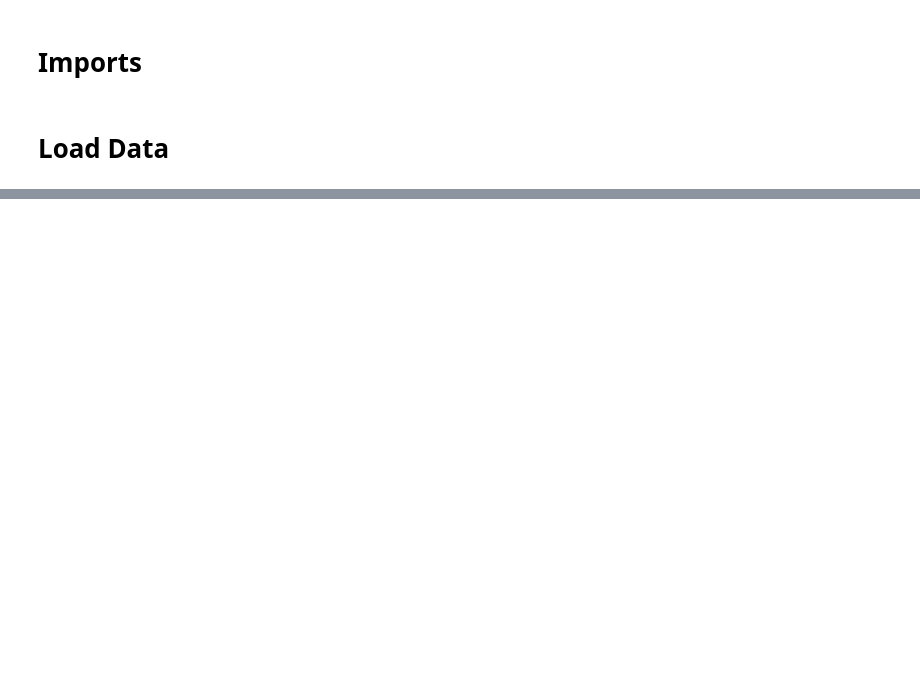
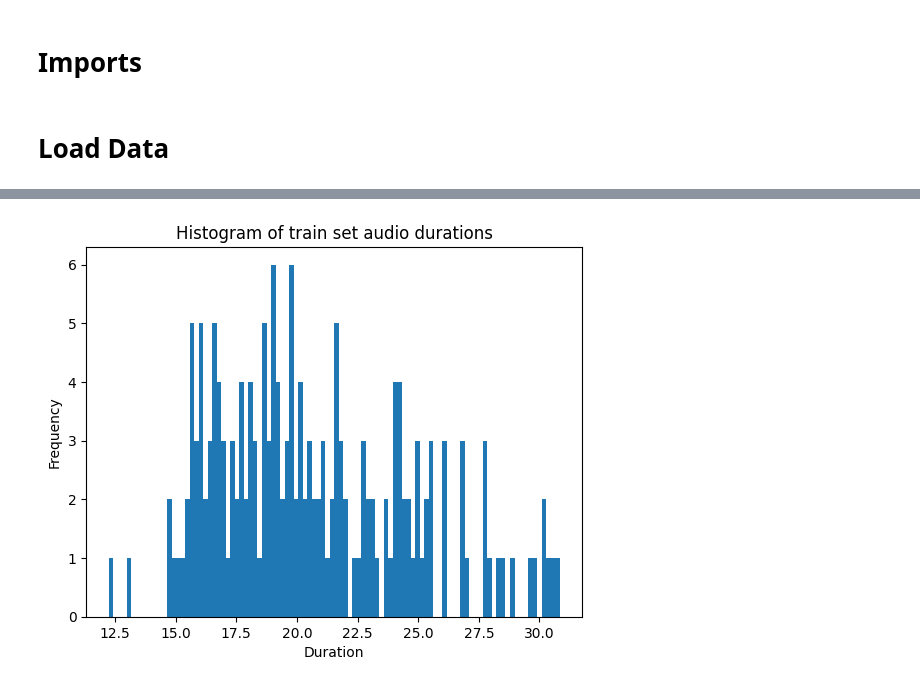
Before and after one commit to MedAymenF/Google-WAXAL-ASR-Challenge, a Jupyter notebook: data_prep.ipynb, the cells around one changed output, grey strips where cells are left out. Cells and saved outputs as stored; diff of their text form; code cells hidden in the pictures; blank space fills up the shorter version.

```diff
--- a/data_prep.ipynb
+++ b/data_prep.ipynb
@@ -95,0 +122,3 @@ train = train.filter(lambda x: x['audio'].metadata.duration_seconds_from_header
+# %%
+sna_bench_train = load_dataset("asr-africa/ASRAfricaDataEfficiencyBenchmark", "Shona", split="train")
+sna_bench_test = load_dataset("asr-africa/ASRAfricaDataEfficiencyBenchmark", "Shona", split="test")
@@ -95,0 +139,4 @@ train = train.filter(lambda x: x['audio'].metadata.duration_seconds_from_header
+# %%
+# Remove unnecessary columns
+sna_bench_train = sna_bench_train.remove_columns(['creator', 'project_name', 'speaker_id', 'image_path', 'locale', 'gender', 'age', 'year', 'duration', 'transcription_length'])
+sna_bench_test = sna_bench_test.remove_columns(['creator', 'project_name', 'speaker_id', 'image_path', 'locale', 'gender', 'age', 'year', 'duration', 'transcription_length'])
@@ -95,0 +157,13 @@ train = train.filter(lambda x: x['audio'].metadata.duration_seconds_from_header
+# %%
+# Calculate duration
+sna_bench_train = sna_bench_train.map(calculate_duration)
+sna_bench_test = sna_bench_test.map(calculate_duration)
+# %%
+# Look at a histogram of 'duration'
+plt.hist(sna_bench_train['duration'], bins=100)
+plt.xlabel('Duration')
+plt.ylabel('Frequency')
+plt.title('Histogram of train set audio durations')
+plt.show()
+# %% [output]
+[figure, added]
```
Also changed, not shown: parts of 51 cells of this notebook.
